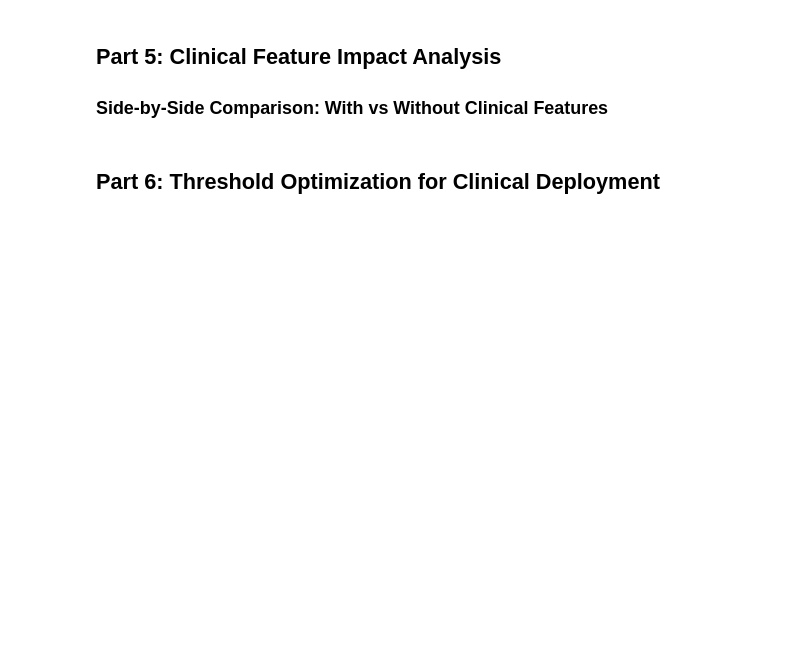
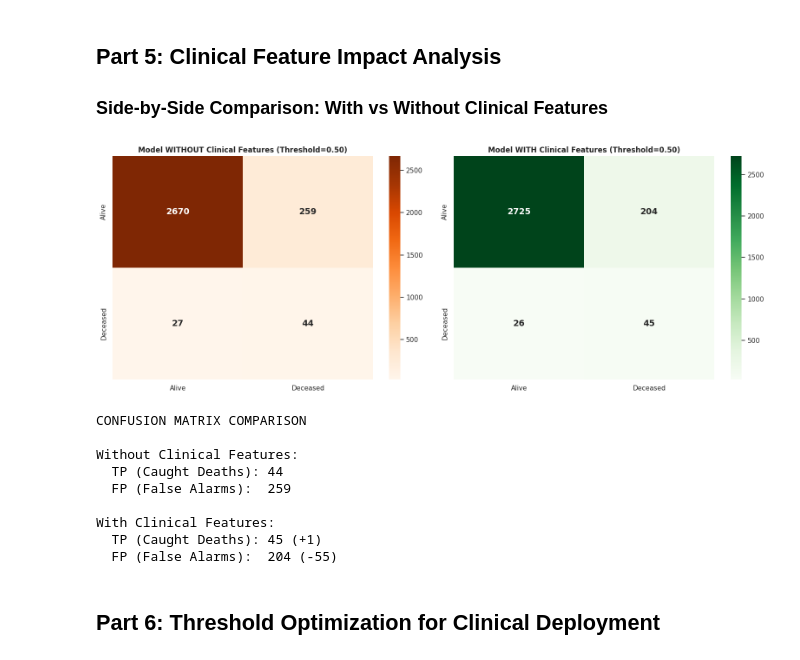
Before and after one commit to abhisakh/XGBOOST_Machine_Leraning_Predictor_Titanic, a Jupyter notebook: XGBOOST_NodeA_Improved.ipynb, the cells around one changed output. Cells and saved outputs as stored; diff of their text form; code cells hidden in the pictures; blank space fills up the shorter version.

```diff
--- a/XGBOOST_NodeA_Improved.ipynb
+++ b/XGBOOST_NodeA_Improved.ipynb
@@ -360,33 +434,43 @@ plt.show()
 # %%
 # Compare confusion matrices at 0.50 threshold
 y_pred_B1_hard = model_B1_baseline.predict(X_test_B)
 y_pred_B3_hard = model_B3_clinical.predict(X_test_B3)
 
 cm_B1 = confusion_matrix(y_test_B, y_pred_B1_hard)
 cm_B3 = confusion_matrix(y_test_B3, y_pred_B3_hard)
 
 fig, axes = plt.subplots(1, 2, figsize=(16, 6))
 
 sns.heatmap(cm_B1, annot=True, fmt='d', cmap='Oranges', ax=axes[0],
             xticklabels=['Alive', 'Deceased'], yticklabels=['Alive', 'Deceased'],
             annot_kws={'size': 14, 'fontweight': 'bold'})
 axes[0].set_title('Model WITHOUT Clinical Features (Threshold=0.50)', fontweight='bold')
-
 sns.heatmap(cm_B3, annot=True, fmt='d', cmap='Greens', ax=axes[1],
             xticklabels=['Alive', 'Deceased'], yticklabels=['Alive', 'Deceased'],
-            annot_kws={'size': 14, 'fontweight='bold'})
+            annot_kws={'size': 14, 'fontweight': 'bold'})
 axes[1].set_title('Model WITH Clinical Features (Threshold=0.50)', fontweight='bold')
 
 plt.tight_layout()
 plt.show()
 
 print('\nCONFUSION MATRIX COMPARISON')
 print(f'\nWithout Clinical Features:')
 print(f'  TP (Caught Deaths): {cm_B1[1,1]}')
 print(f'  FP (False Alarms):  {cm_B1[0,1]}')
 print(f'\nWith Clinical Features:')
 print(f'  TP (Caught Deaths): {cm_B3[1,1]} (+{cm_B3[1,1]-cm_B1[1,1]})')
 print(f'  FP (False Alarms):  {cm_B3[0,1]} ({cm_B3[0,1]-cm_B1[0,1]:+d})')
+# %% [output]
+[figure, added]
+CONFUSION MATRIX COMPARISON
+
+Without Clinical Features:
+  TP (Caught Deaths): 44
+  FP (False Alarms):  259
+
+With Clinical Features:
+  TP (Caught Deaths): 45 (+1)
+  FP (False Alarms):  204 (-55)
 # %% [markdown]
 ## Part 6: Threshold Optimization for Clinical Deployment
 # %%
```
Also changed, not shown: parts of 18 cells of this notebook.
